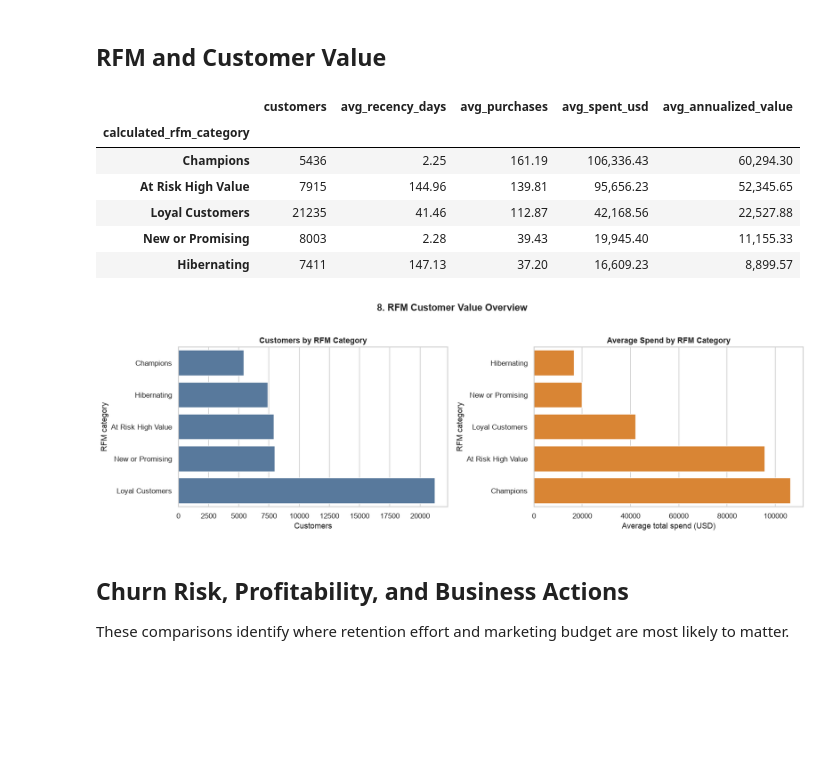
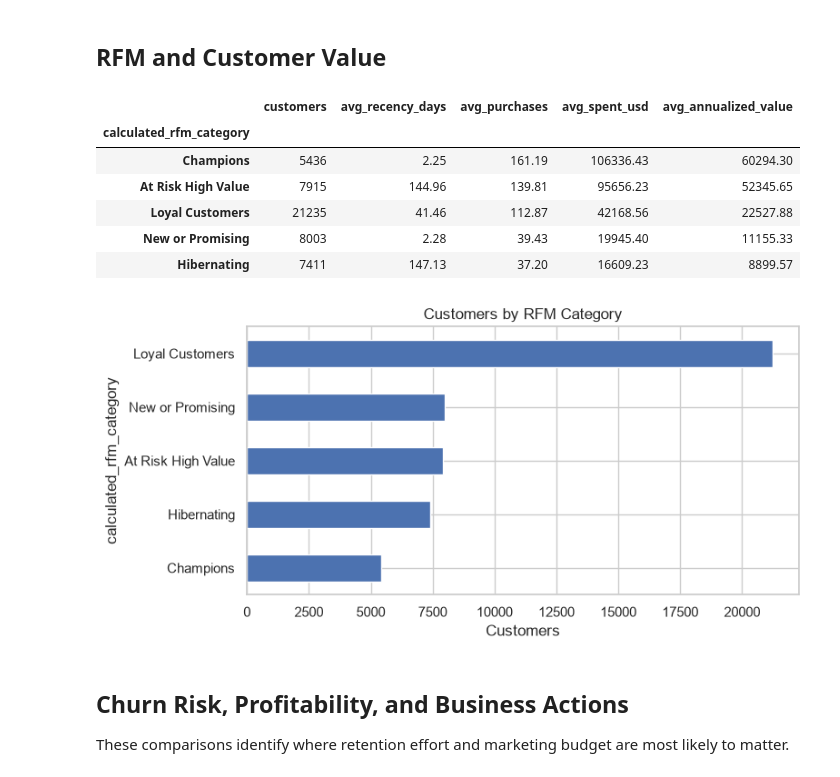
Before and after one commit to yezaw-zafki/Industrial-Analysis-EDA, a Jupyter notebook: E-commerace Customer Segmentation.ipynb, the cells around one changed output. Cells and saved outputs as stored; diff of their text form; code cells hidden in the pictures; blank space fills up the shorter version.

```diff
--- a/E-commerace Customer Segmentation.ipynb
+++ b/E-commerace Customer Segmentation.ipynb
@@ -39,13 +24,9 @@ csv_files = sorted(data_dir.rglob("*.csv"))
 if not csv_files:
     raise FileNotFoundError(f"No CSV files found in {data_dir}")
 
-raw_df = pd.read_csv(csv_files[0])
-df = optimize_dataframe_memory(raw_df)
-del raw_df
-
-memory_mb = df.memory_usage(deep=True).sum() / 1024**2
+df = pd.read_csv(csv_files[0])
 print(f"Loaded file: {csv_files[0].name}")
-print(f"Rows: {len(df):,} | Columns: {df.shape[1]:,} | Memory: {memory_mb:.2f} MB")
+print(f"Rows: {len(df):,} | Columns: {df.shape[1]:,}")
 # %% [output]
 Dataset path: /Users/yezawmyint/.cache/kagglehub/datasets/datascikhan/e-commerce-customer-segmentation-2026/versions/1
 Loaded file: E-commerce_Customer_Segmentation_2026.csv
@@ -335,3 +209,0 @@ plot_no += 1
-# %%
-sns.set_style('whitegrid')
-sns.set_context('notebook')
@@ -664,65 +454,43 @@ customer_analysis = df.join(
     how="left",
     validate="one_to_one",
 )
 
 customer_analysis["annualized_value_proxy"] = (
     customer_analysis["total_spent_usd"]
     .div(customer_analysis["tenure_months"].clip(lower=1))
     .mul(12)
     .round(2)
 )
 
 segment_summary = (
     customer_analysis
     .groupby("calculated_rfm_category", observed=True)
     .agg(
         customers=("customer_id", "nunique"),
         avg_recency_days=("days_since_last_purchase", "mean"),
         avg_purchases=("total_purchases", "mean"),
         avg_spent_usd=("total_spent_usd", "mean"),
         avg_annualized_value=("annualized_value_proxy", "mean"),
     )
     .sort_values("avg_spent_usd", ascending=False)
     .round(2)
 )
 
 display(segment_summary)
 
-fig, axes = plt.subplots(1, 2, figsize=(15, 5))
-segment_counts = rfm["rfm_category"].value_counts().sort_values()
-sns.barplot(
-    x=segment_counts.values,
-    y=segment_counts.index,
-    ax=axes[0],
-    color=PALETTE["blue"],
-)
-axes[0].set_title("Customers by RFM Category")
-axes[0].set_xlabel("Customers")
-axes[0].set_ylabel("RFM category")
-
-plot_data = segment_summary.sort_values("avg_spent_usd")
-sns.barplot(
-    x=plot_data["avg_spent_usd"],
-    y=plot_data.index,
-    ax=axes[1],
-    color=PALETTE["orange"],
-)
-axes[1].set_title("Average Spend by RFM Category")
-axes[1].set_xlabel("Average total spend (USD)")
-axes[1].set_ylabel("RFM category")
-
-plot_no = globals().get("plot_no", 1)
-show_fig(fig, f"{plot_no}. RFM Customer Value Overview")
-plot_no += 1
+segment_summary["customers"].sort_values().plot.barh(figsize=(8, 4), title="Customers by RFM Category")
+plt.xlabel("Customers")
+plt.tight_layout()
+plt.show()
 # %% [output]
 |  | customers | avg_recency_days | avg_purchases | avg_spent_usd | avg_annualized_value |
 | calculated_rfm_category |  |  |  |  |  |
-| Champions | 5436 | 2.25 | 161.19 | 106,336.43 | 60,294.30 |
-| At Risk High Value | 7915 | 144.96 | 139.81 | 95,656.23 | 52,345.65 |
-| Loyal Customers | 21235 | 41.46 | 112.87 | 42,168.56 | 22,527.88 |
-| New or Promising | 8003 | 2.28 | 39.43 | 19,945.40 | 11,155.33 |
-| Hibernating | 7411 | 147.13 | 37.20 | 16,609.23 | 8,899.57 |
+| Champions | 5436 | 2.25 | 161.19 | 106336.43 | 60294.30 |
+| At Risk High Value | 7915 | 144.96 | 139.81 | 95656.23 | 52345.65 |
+| Loyal Customers | 21235 | 41.46 | 112.87 | 42168.56 | 22527.88 |
+| New or Promising | 8003 | 2.28 | 39.43 | 19945.40 | 11155.33 |
+| Hibernating | 7411 | 147.13 | 37.20 | 16609.23 | 8899.57 |
-[figure, old version]
+[figure, new version]
 # %% [markdown]
 ## Churn Risk, Profitability, and Business Actions
 
```
Also changed, not shown: parts of 30 cells of this notebook, 1 other file.
